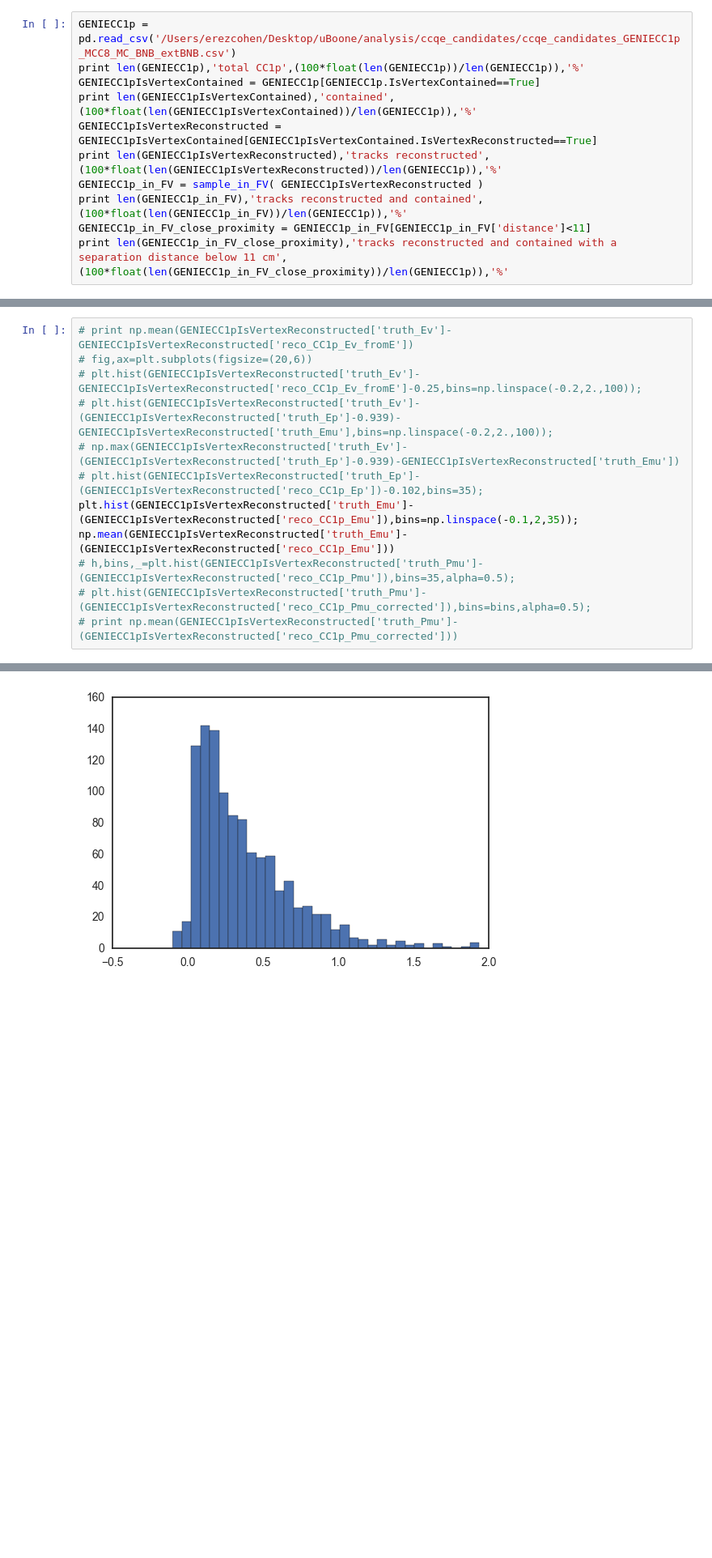
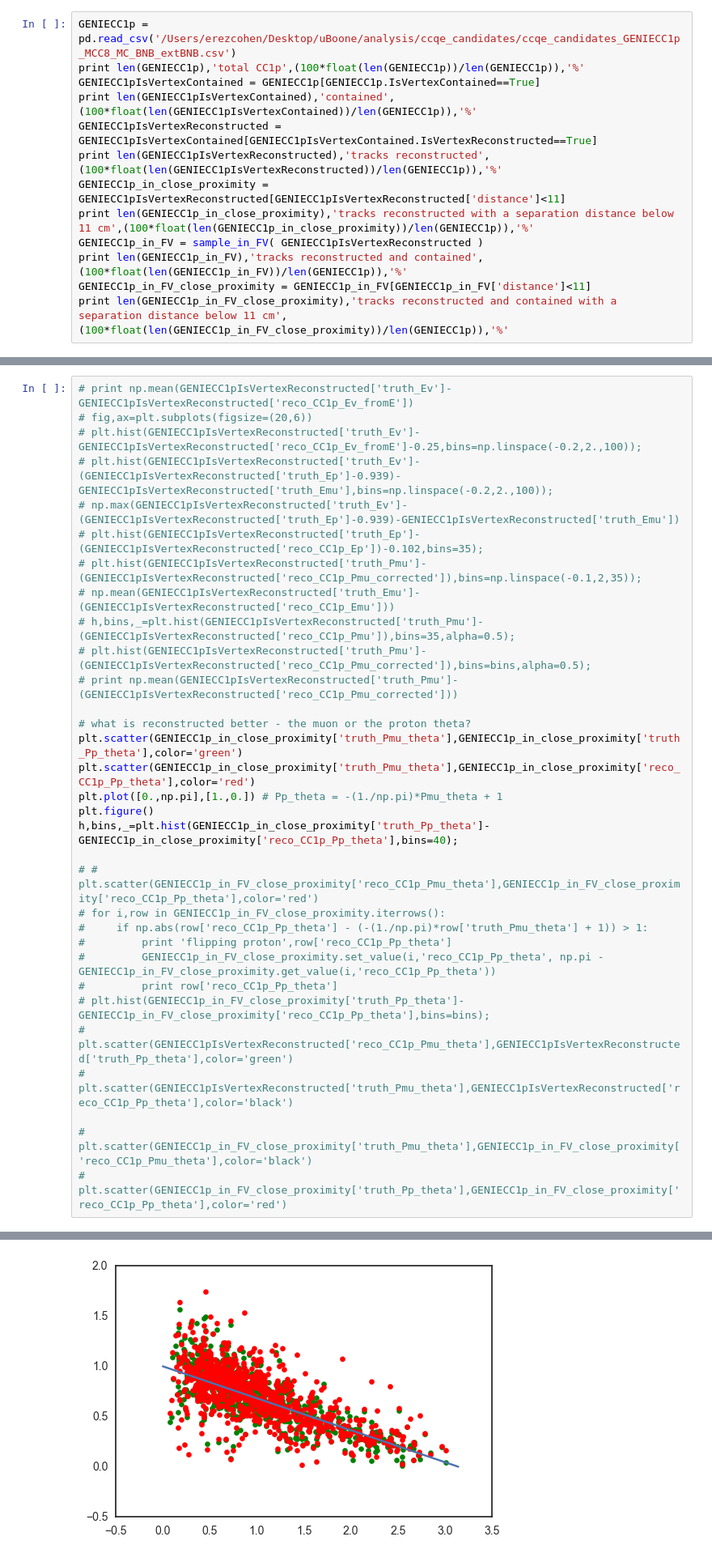
Before and after one commit to erezcoh4/AnalysisTreesInformation, a Jupyter notebook: CCQEPackage/notebooks/2tracksSelection/Ev_form_momenta_vs_Ev_from_energies.ipynb, the cells around one changed output, grey strips where cells are left out. Shown at 81% size. Drawn from its saved outputs; the diff is of its cells as text; blank space fills up the shorter version.

```diff
--- a/CCQEPackage/notebooks/2tracksSelection/Ev_form_momenta_vs_Ev_from_energies.ipynb
+++ b/CCQEPackage/notebooks/2tracksSelection/Ev_form_momenta_vs_Ev_from_energies.ipynb
@@ -12,6 +22,8 @@ GENIECC1pIsVertexContained = GENIECC1p[GENIECC1p.IsVertexContained==True]
 print len(GENIECC1pIsVertexContained),'contained',(100*float(len(GENIECC1pIsVertexContained))/len(GENIECC1p)),'%'
 GENIECC1pIsVertexReconstructed = GENIECC1pIsVertexContained[GENIECC1pIsVertexContained.IsVertexReconstructed==True]
 print len(GENIECC1pIsVertexReconstructed),'tracks reconstructed',(100*float(len(GENIECC1pIsVertexReconstructed))/len(GENIECC1p)),'%'
+GENIECC1p_in_close_proximity = GENIECC1pIsVertexReconstructed[GENIECC1pIsVertexReconstructed['distance']<11]
+print len(GENIECC1p_in_close_proximity),'tracks reconstructed with a separation distance below 11 cm',(100*float(len(GENIECC1p_in_close_proximity))/len(GENIECC1p)),'%'
 GENIECC1p_in_FV = sample_in_FV( GENIECC1pIsVertexReconstructed )
 print len(GENIECC1p_in_FV),'tracks reconstructed and contained',(100*float(len(GENIECC1p_in_FV))/len(GENIECC1p)),'%'
 GENIECC1p_in_FV_close_proximity = GENIECC1p_in_FV[GENIECC1p_in_FV['distance']<11]
@@ -55,9 +77,29 @@ set_axes(ax,'gen. $E_{\\nu}$ - reco. $E_{\\nu}$ [GeV]')
 # plt.hist(GENIECC1pIsVertexReconstructed['truth_Ev']-(GENIECC1pIsVertexReconstructed['truth_Ep']-0.939)-GENIECC1pIsVertexReconstructed['truth_Emu'],bins=np.linspace(-0.2,2.,100));
 # np.max(GENIECC1pIsVertexReconstructed['truth_Ev']-(GENIECC1pIsVertexReconstructed['truth_Ep']-0.939)-GENIECC1pIsVertexReconstructed['truth_Emu'])
 # plt.hist(GENIECC1pIsVertexReconstructed['truth_Ep']-(GENIECC1pIsVertexReconstructed['reco_CC1p_Ep'])-0.102,bins=35);
-plt.hist(GENIECC1pIsVertexReconstructed['truth_Emu']-(GENIECC1pIsVertexReconstructed['reco_CC1p_Emu']),bins=np.linspace(-0.1,2,35));
-np.mean(GENIECC1pIsVertexReconstructed['truth_Emu']-(GENIECC1pIsVertexReconstructed['reco_CC1p_Emu']))
+# plt.hist(GENIECC1pIsVertexReconstructed['truth_Pmu']-(GENIECC1pIsVertexReconstructed['reco_CC1p_Pmu_corrected']),bins=np.linspace(-0.1,2,35));
+# np.mean(GENIECC1pIsVertexReconstructed['truth_Emu']-(GENIECC1pIsVertexReconstructed['reco_CC1p_Emu']))
 # h,bins,_=plt.hist(GENIECC1pIsVertexReconstructed['truth_Pmu']-(GENIECC1pIsVertexReconstructed['reco_CC1p_Pmu']),bins=35,alpha=0.5);
 # plt.hist(GENIECC1pIsVertexReconstructed['truth_Pmu']-(GENIECC1pIsVertexReconstructed['reco_CC1p_Pmu_corrected']),bins=bins,alpha=0.5);
 # print np.mean(GENIECC1pIsVertexReconstructed['truth_Pmu']-(GENIECC1pIsVertexReconstructed['reco_CC1p_Pmu_corrected']))
+
+# what is reconstructed better - the muon or the proton theta?
+plt.scatter(GENIECC1p_in_close_proximity['truth_Pmu_theta'],GENIECC1p_in_close_proximity['truth_Pp_theta'],color='green')
+plt.scatter(GENIECC1p_in_close_proximity['truth_Pmu_theta'],GENIECC1p_in_close_proximity['reco_CC1p_Pp_theta'],color='red')
+plt.plot([0.,np.pi],[1.,0.]) # Pp_theta = -(1./np.pi)*Pmu_theta + 1
+plt.figure()
+h,bins,_=plt.hist(GENIECC1p_in_close_proximity['truth_Pp_theta']-GENIECC1p_in_close_proximity['reco_CC1p_Pp_theta'],bins=40);
+
+# # plt.scatter(GENIECC1p_in_FV_close_proximity['reco_CC1p_Pmu_theta'],GENIECC1p_in_FV_close_proximity['reco_CC1p_Pp_theta'],color='red')
+# for i,row in GENIECC1p_in_FV_close_proximity.iterrows():
+#     if np.abs(row['reco_CC1p_Pp_theta'] - (-(1./np.pi)*row['truth_Pmu_theta'] + 1)) > 1:
+#         print 'flipping proton',row['reco_CC1p_Pp_theta']
+#         GENIECC1p_in_FV_close_proximity.set_value(i,'reco_CC1p_Pp_theta', np.pi - GENIECC1p_in_FV_close_proximity.get_value(i,'reco_CC1p_Pp_theta'))
+#         print row['reco_CC1p_Pp_theta']
+# plt.hist(GENIECC1p_in_FV_close_proximity['truth_Pp_theta']-GENIECC1p_in_FV_close_proximity['reco_CC1p_Pp_theta'],bins=bins);
+# plt.scatter(GENIECC1pIsVertexReconstructed['reco_CC1p_Pmu_theta'],GENIECC1pIsVertexReconstructed['truth_Pp_theta'],color='green')
+# plt.scatter(GENIECC1pIsVertexReconstructed['truth_Pmu_theta'],GENIECC1pIsVertexReconstructed['reco_CC1p_Pp_theta'],color='black')
+
+# plt.scatter(GENIECC1p_in_FV_close_proximity['truth_Pmu_theta'],GENIECC1p_in_FV_close_proximity['reco_CC1p_Pmu_theta'],color='black')
+# plt.scatter(GENIECC1p_in_FV_close_proximity['truth_Pp_theta'],GENIECC1p_in_FV_close_proximity['reco_CC1p_Pp_theta'],color='red')
 # %% [output]
@@ -65 +106 @@ np.mean(GENIECC1pIsVertexReconstructed['truth_Emu']-(GENIECC1pIsVertexReconstruc
-[figure, old version]
+[figure, new version]
```
Also changed, not shown: parts of 13 cells of this notebook, 16 other files.
